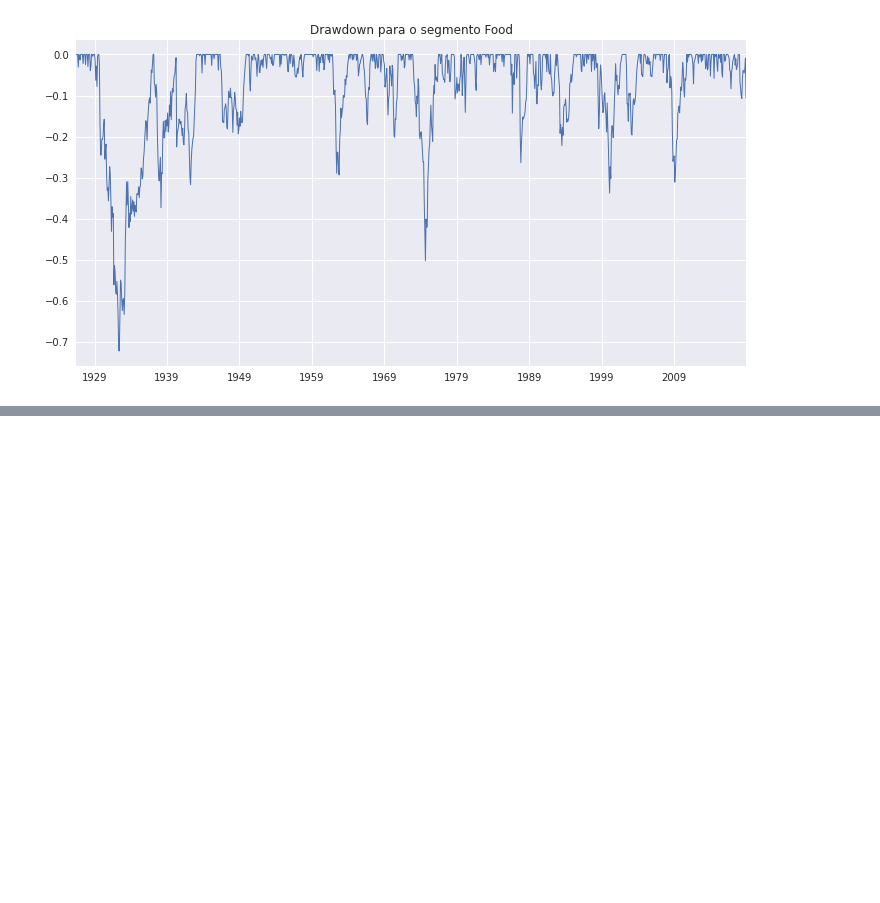
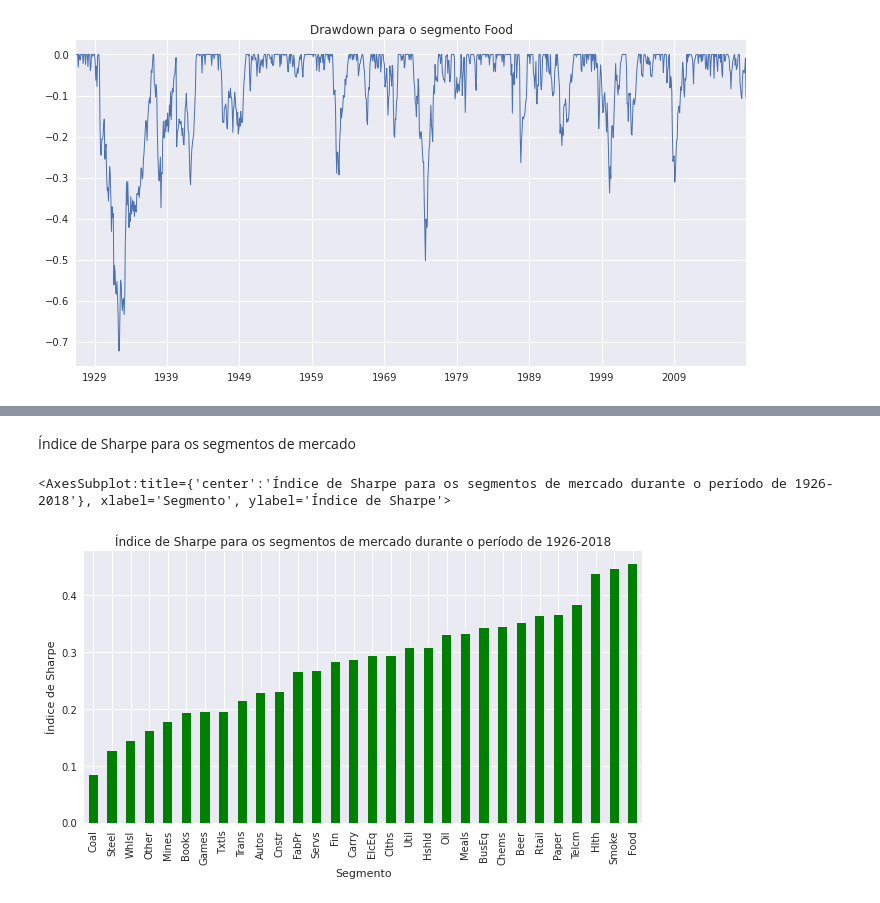
Before and after one commit to igoandrade/portfolio-construction-python, a Jupyter notebook: intro-course/week-2/optimization-and-efficient-frontier.ipynb, the cells around one changed output, grey strips where cells are left out. Drawn from its saved outputs; the diff is of its cells as text; code cells hidden in the pictures; blank space fills up the shorter version.

```diff
--- a/intro-course/week-2/optimization-and-efficient-frontier.ipynb
+++ b/intro-course/week-2/optimization-and-efficient-frontier.ipynb
@@ -99,0 +134,13 @@ rt.drawdown(ind['Food'])['Drawdown'].plot.line(
+# %% [markdown]
+Índice de Sharpe para os segmentos de mercado
+# %%
+rt.sharpe_ratio(ind, 0.03, 12).sort_values().plot.bar(
+    title='Índice de Sharpe para os segmentos de mercado durante o período de 1926-2018',
+    xlabel='Segmento',
+    ylabel='Índice de Sharpe',
+    figsize=(10,5),
+    color='green'
+)
+# %% [output]
+<AxesSubplot:title={'center':'Índice de Sharpe para os segmentos de mercado durante o período de 1926-2018'}, xlabel='Segmento', ylabel='Índice de Sharpe'>
+[figure, added]
```
Also changed, not shown: parts of 10 cells of this notebook, 1 other file.
